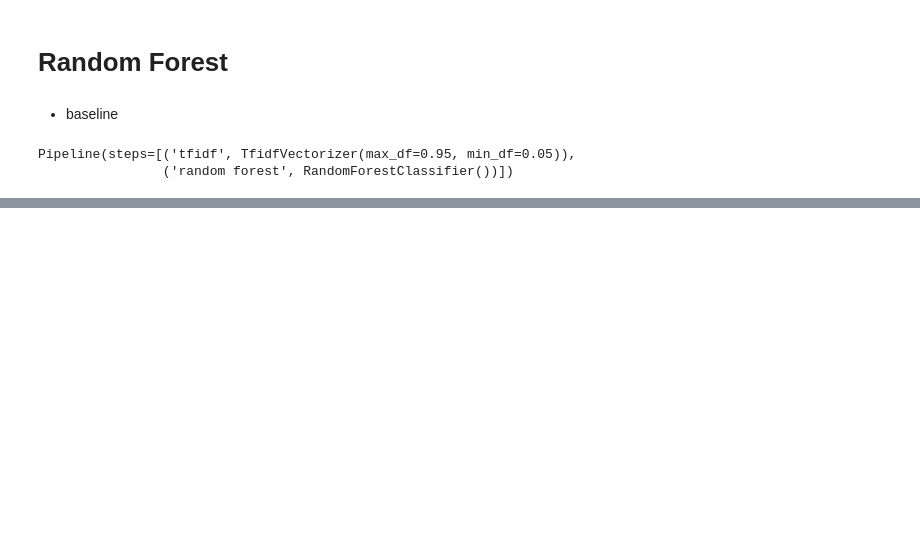
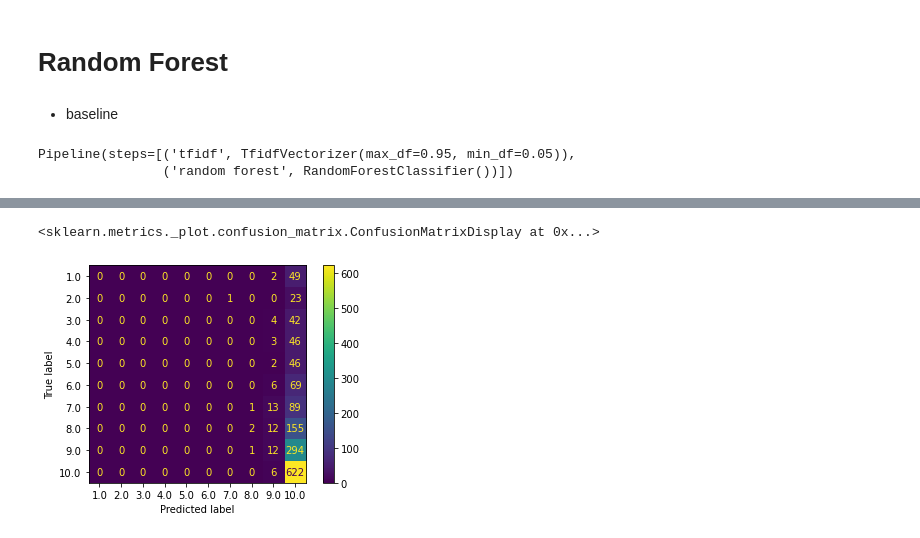
Before and after one commit to vivyhasadream/Game_Recommender_System_W_Sentimental_Analyzer, a Jupyter notebook: 3_Modelling_Metacritic_NLP_RF_NB.ipynb, the cells around one changed output, grey strips where cells are left out. Saved outputs shown, nothing was run; the diff lists cells and outputs as text; code cells hidden in the pictures; blank space fills up the shorter version.

```diff
--- a/3_Modelling_Metacritic_NLP_RF_NB.ipynb
+++ b/3_Modelling_Metacritic_NLP_RF_NB.ipynb
@@ -254,5 +261,5 @@ plot_confusion_matrix(rf_pipeline, transformed_te, y_test)
 # %%
-steps = [('tfidf', TfidfVectorizer(max_df=0.95, min_df=0.05)), ('random forest', RandomForestClassifier())]
-rf_pipeline = Pipeline(steps)
+steps = [('tfidf', TfidfVectorizer(max_df=0.95, min_df=0.05)), ('random forest', RandomForestClassifier(max_depth=10))]
+rf_pipeline_m = Pipeline(steps)
 # %%
-rf_pipeline.fit(transformed_tr, y_train)
+rf_pipeline_m.fit(transformed_tr, y_train)
@@ -263,0 +290,5 @@ plot_confusion_matrix(rf_pipeline, transformed_te, y_test)
+# %%
+plot_confusion_matrix(rf_pipeline_m, transformed_te, y_test)
+# %% [output]
+<sklearn.metrics._plot.confusion_matrix.ConfusionMatrixDisplay at 0x...>
+[figure, added]
```
Also changed, not shown: parts of 27 cells of this notebook, 3 other files.
